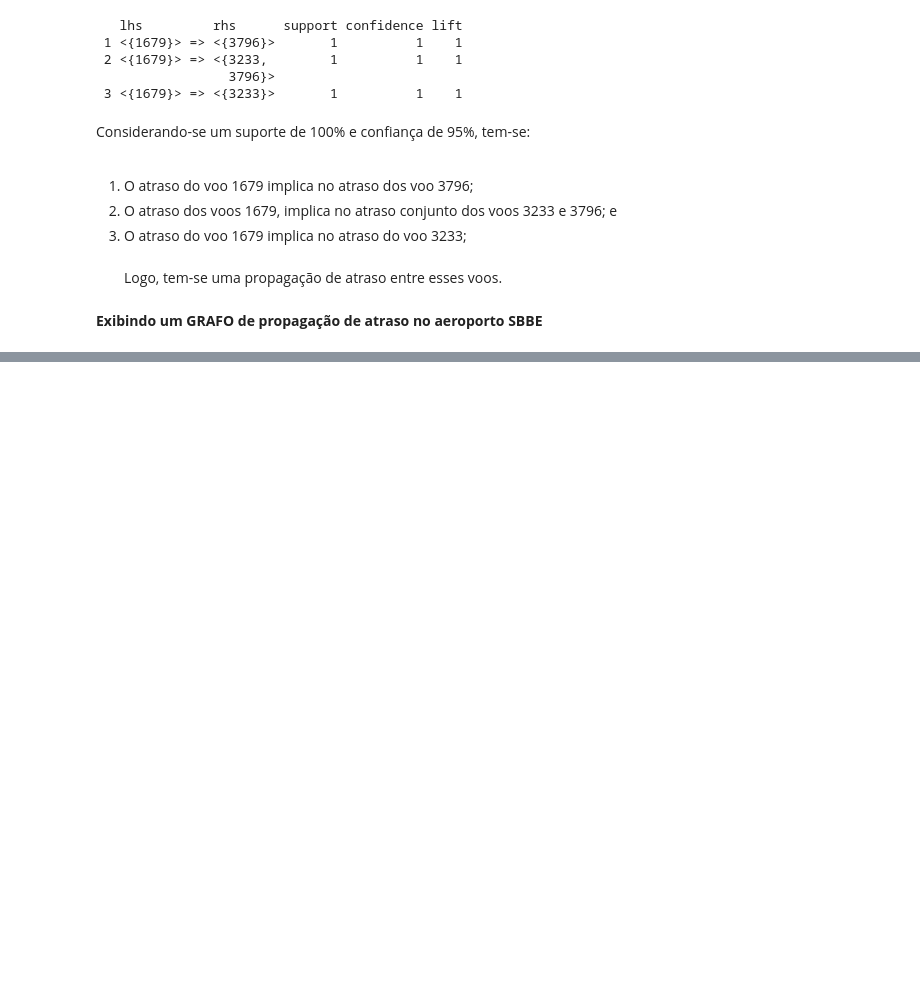
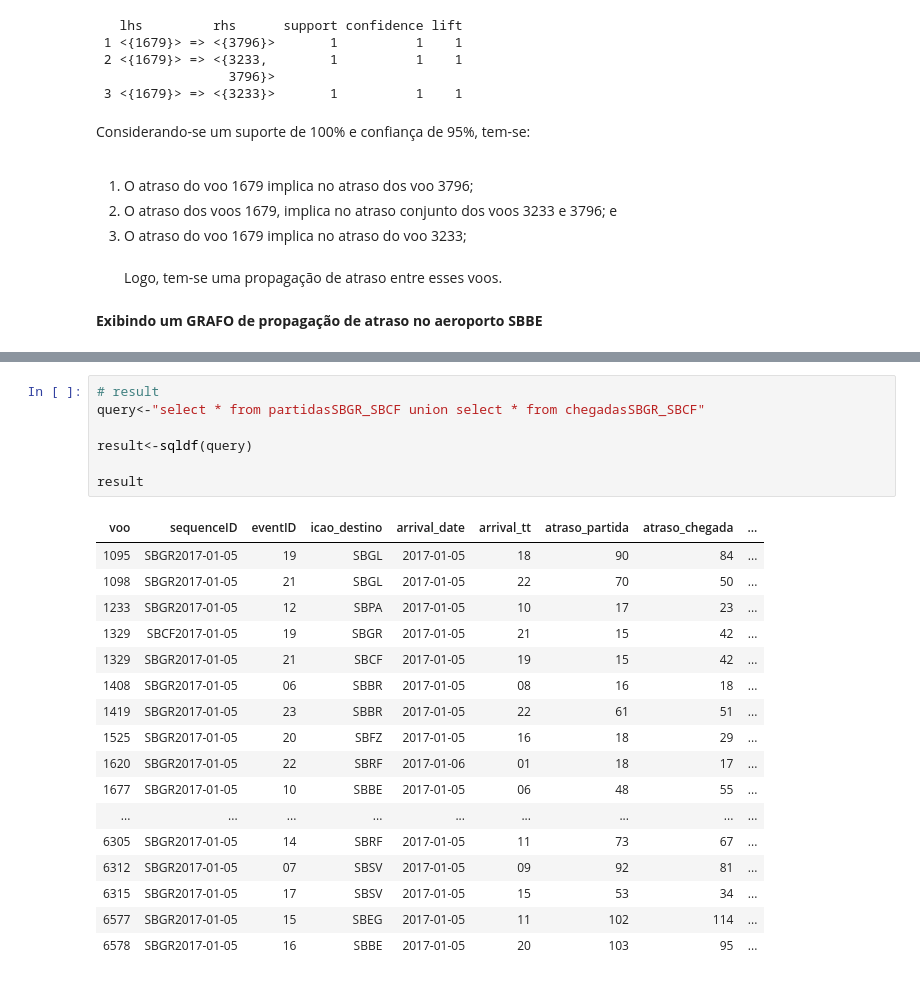
Before and after one commit to jcolares/DM2018, a Jupyter notebook: DataMining.ipynb, the cells around one changed output, grey strips where cells are left out. Cells and saved outputs as stored; diff of their text form; blank space fills up the shorter version.

```diff
--- a/DataMining.ipynb
+++ b/DataMining.ipynb
@@ -1133,0 +1194,25 @@ plot(voo_Graph, usearrows=TRUE, displaylabels=TRUE)
+# %%
+# result
+query<-"select * from partidasSBGR_SBCF union select * from chegadasSBGR_SBCF"
+
+result<-sqldf(query)
+
+result
+# %% [output]
+| voo | sequenceID | eventID | icao_destino | arrival_date | arrival_tt | atraso_partida | atraso_chegada | ... |
+| 1095 | SBGR2017-01-05 | 19 | SBGL | 2017-01-05 | 18 | 90 | 84 | ... |
+| 1098 | SBGR2017-01-05 | 21 | SBGL | 2017-01-05 | 22 | 70 | 50 | ... |
+| 1233 | SBGR2017-01-05 | 12 | SBPA | 2017-01-05 | 10 | 17 | 23 | ... |
+| 1329 | SBCF2017-01-05 | 19 | SBGR | 2017-01-05 | 21 | 15 | 42 | ... |
+| 1329 | SBGR2017-01-05 | 21 | SBCF | 2017-01-05 | 19 | 15 | 42 | ... |
+| 1408 | SBGR2017-01-05 | 06 | SBBR | 2017-01-05 | 08 | 16 | 18 | ... |
+| 1419 | SBGR2017-01-05 | 23 | SBBR | 2017-01-05 | 22 | 61 | 51 | ... |
+| 1525 | SBGR2017-01-05 | 20 | SBFZ | 2017-01-05 | 16 | 18 | 29 | ... |
+| 1620 | SBGR2017-01-05 | 22 | SBRF | 2017-01-06 | 01 | 18 | 17 | ... |
+| 1677 | SBGR2017-01-05 | 10 | SBBE | 2017-01-05 | 06 | 48 | 55 | ... |
+| ... | ... | ... | ... | ... | ... | ... | ... | ... |
+| 6305 | SBGR2017-01-05 | 14 | SBRF | 2017-01-05 | 11 | 73 | 67 | ... |
+| 6312 | SBGR2017-01-05 | 07 | SBSV | 2017-01-05 | 09 | 92 | 81 | ... |
+| 6315 | SBGR2017-01-05 | 17 | SBSV | 2017-01-05 | 15 | 53 | 34 | ... |
+| 6577 | SBGR2017-01-05 | 15 | SBEG | 2017-01-05 | 11 | 102 | 114 | ... |
+| 6578 | SBGR2017-01-05 | 16 | SBBE | 2017-01-05 | 20 | 103 | 95 | ... |
```
Also changed, not shown: parts of 25 cells of this notebook.
